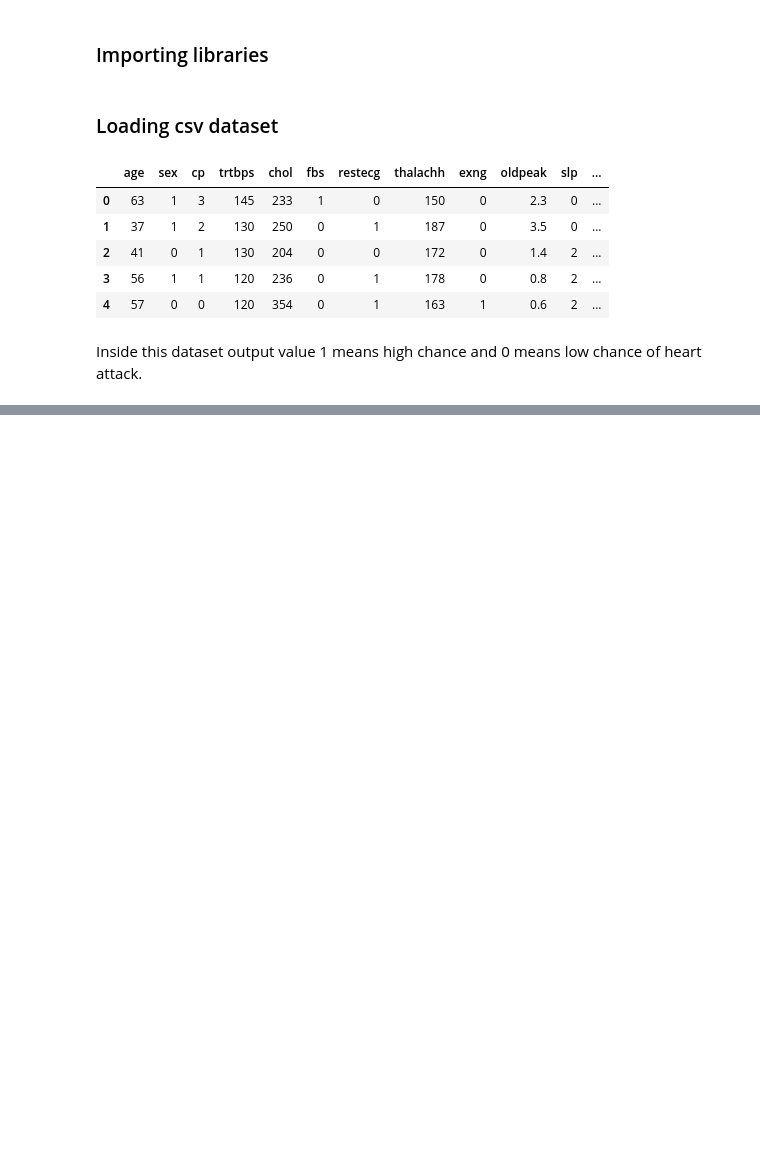
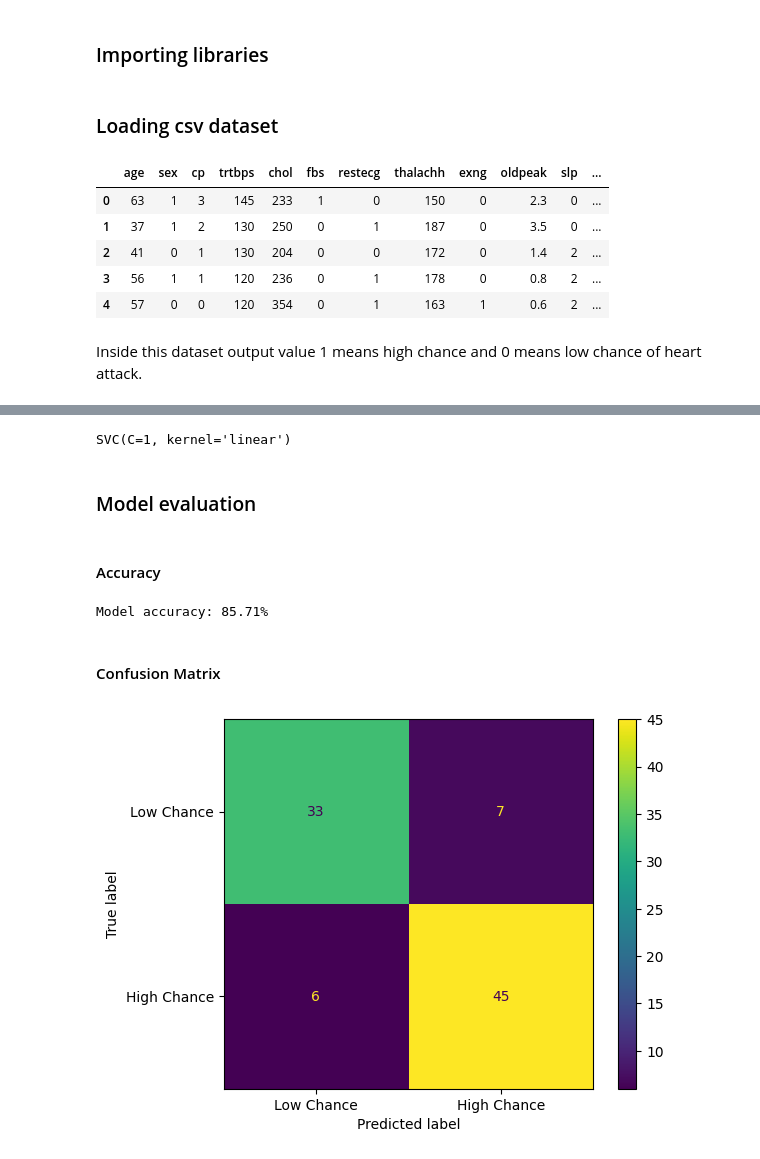
Before and after one commit to msoleimani96/heart-attack-chance, a Jupyter notebook: heart_attack_prediction.ipynb, the cells around one changed output, grey strips where cells are left out. Saved outputs shown, nothing was run; the diff lists cells and outputs as text; code cells hidden in the pictures; blank space fills up the shorter version.

Commit message:
Model trained and evaluated.

```diff
--- a/heart_attack_prediction.ipynb
+++ b/heart_attack_prediction.ipynb
@@ -18,0 +27,5 @@ Inside this dataset output value 1 means high chance and 0 means low chance of h
+# %%
+features_df = df[['age', 'sex', 'cp', 'trtbps', 'chol', 'fbs', 'restecg', 'thalachh', 'exng', 'oldpeak', 'slp', 'caa', 'thall']]
+target_df = df[['output']]
+features_df = np.asarray(features_df)
+target_df = np.asarray(target_df['output'])
@@ -18,0 +34,2 @@ Inside this dataset output value 1 means high chance and 0 means low chance of h
+# %%
+x_train, x_test, y_train, y_test = train_test_split(features_df, target_df, test_size = 0.3)
@@ -18,0 +40,25 @@ Inside this dataset output value 1 means high chance and 0 means low chance of h
+# %%
+clf = svm.SVC(C=1, kernel='linear')
+clf.fit(x_train, y_train)
+# %% [output]
+SVC(C=1, kernel='linear')
+# %%
+y_pred = clf.predict(x_test)
+# %% [markdown]
+### Model evaluation
+# %% [markdown]
+#### Accuracy
+# %%
+acc = metrics.accuracy_score(y_test, y_pred)
+print(f"Model accuracy: {round(acc, 4)*100}%")
+# %% [output]
+Model accuracy: 85.71%
+# %% [markdown]
+#### Confusion Matrix
+# %%
+confusion_matrix = metrics.confusion_matrix(y_test, y_pred)
+cm_display = metrics.ConfusionMatrixDisplay(confusion_matrix = confusion_matrix, display_labels = ['Low Chance', 'High Chance'])
+cm_display.plot()
+plt.show()
+# %% [output]
+[figure, added]
```
Also changed, not shown: parts of 6 cells of this notebook.
